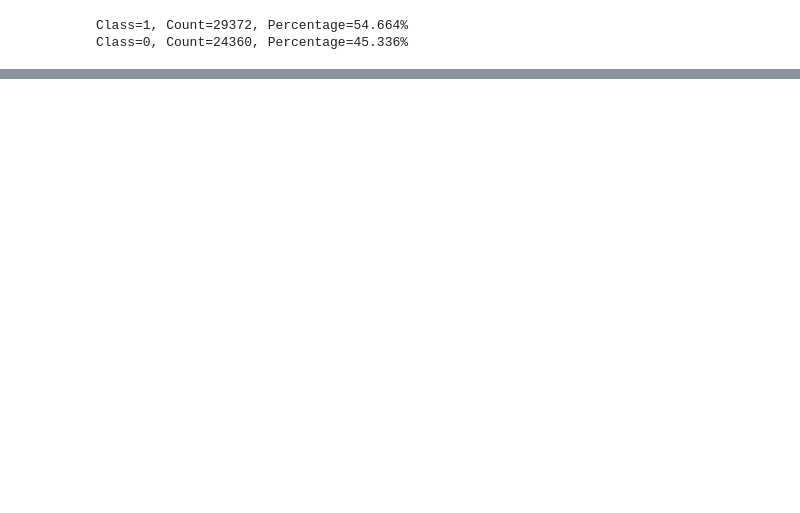
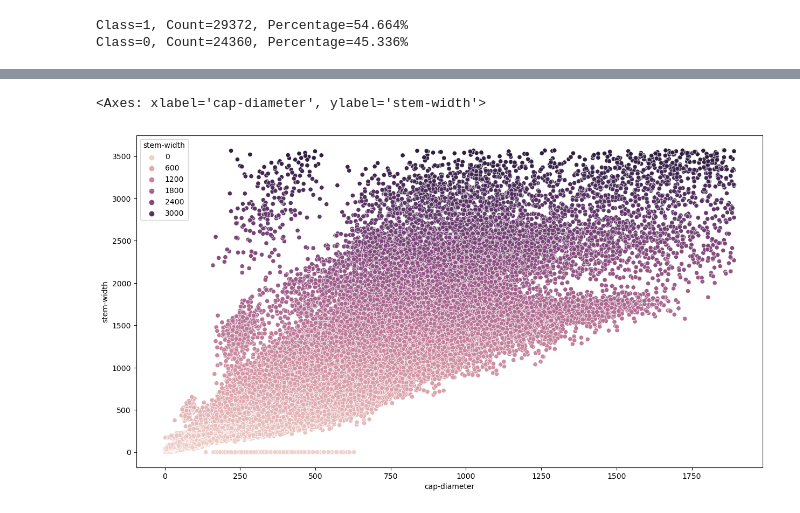
Before and after one commit to MaukanMir/Mushroon-Classification-Accuracy, a Jupyter notebook: training.ipynb, the cells around one changed output, grey strips where cells are left out. Cells and saved outputs as stored; diff of their text form; code cells hidden in the pictures; blank space fills up the shorter version.

```diff
--- a/training.ipynb
+++ b/training.ipynb
@@ -216,0 +228,6 @@ Class=0, Count=24360, Percentage=45.336%
+# %%
+plt.figure(figsize=(15,8))
+sns.scatterplot(data=df, x="cap-diameter",y="stem-width", hue="stem-width")
+# %% [output]
+<Axes: xlabel='cap-diameter', ylabel='stem-width'>
+[figure, added]
```
Also changed, not shown: parts of 3 cells of this notebook.
